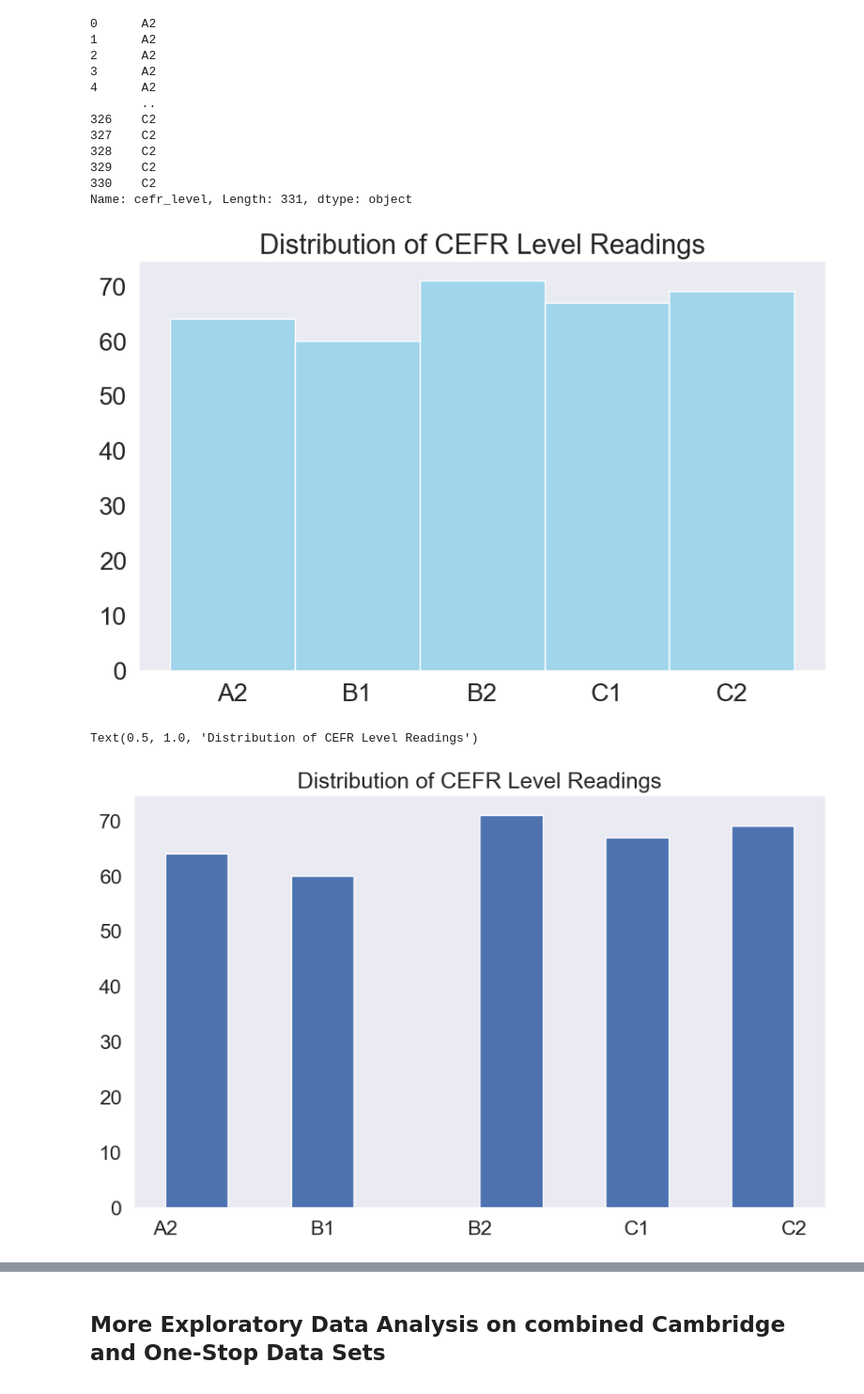
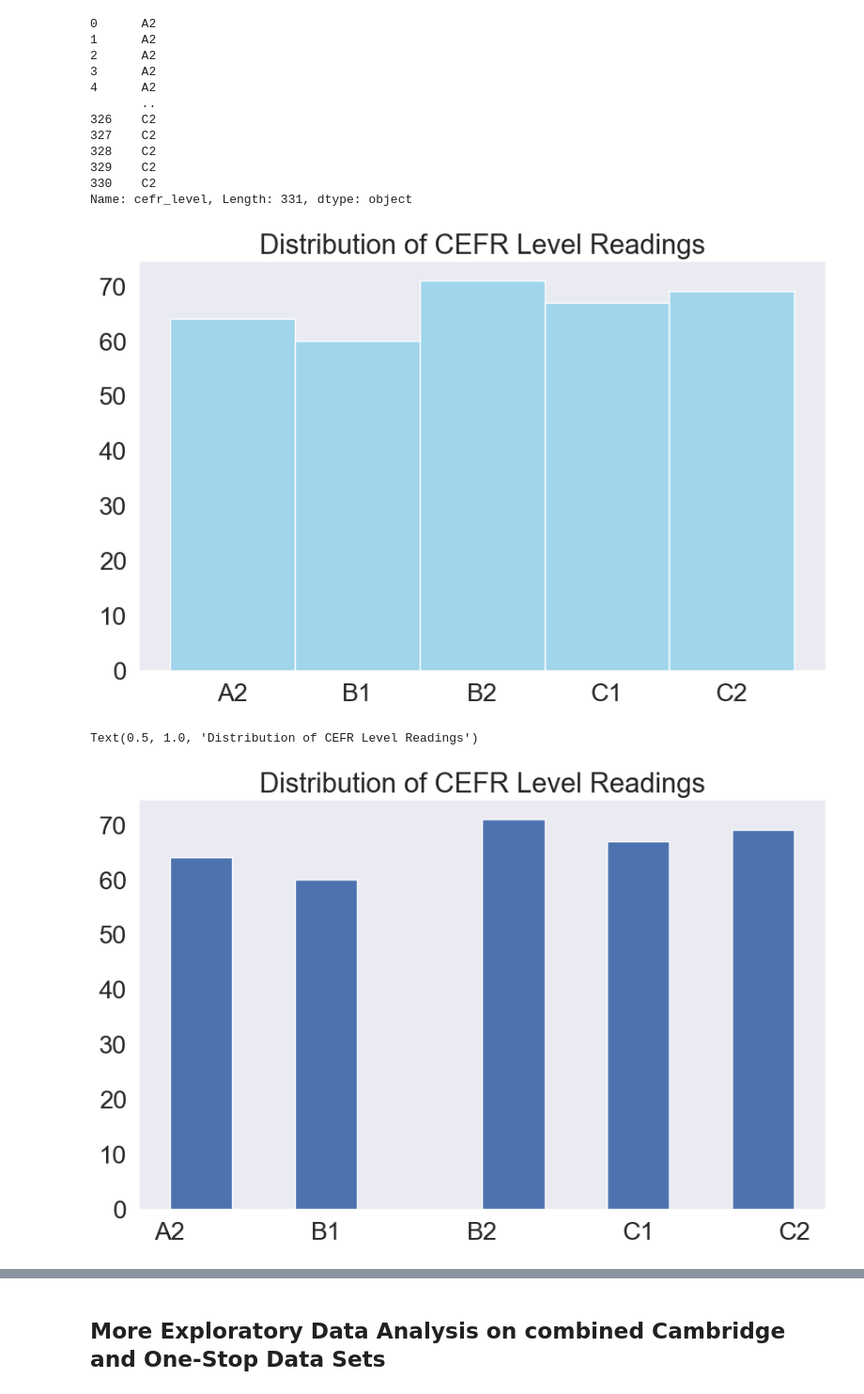
Before and after one commit to AKHILESH200/PersonifiedScriptWriter, a Jupyter notebook: phase-1-cerf/data_eda.ipynb, the cells around one changed output, grey strips where cells are left out. Shown at 94% size. Drawn from its saved outputs; the diff is of its cells as text; code cells hidden in the pictures.

```diff
--- a/phase-1-cerf/data_eda.ipynb
+++ b/phase-1-cerf/data_eda.ipynb
@@ -258,16 +258,16 @@ df.cefr_level
 Name: cefr_level, Length: 331, dtype: object
 # %%
 sns.histplot(data=df.cefr_level, color="skyblue").set(title='Distribution of CEFR Level Readings')
-sns.set_theme(style="dark", font_scale=1.5)
+sns.set_theme(style="dark", font_scale=1.85)
 plt.xlabel("")
 plt.ylabel("")
 plt.show()
 plt.hist(df.cefr_level)
 plt.title('Distribution of CEFR Level Readings')
 # %% [output]
 [figure]
 Text(0.5, 1.0, 'Distribution of CEFR Level Readings')
-[figure, old version]
+[figure, new version]
 # %%
 plt.close('all')
 sns.histplot(data=df.cefr_level, color="skyblue").set(title='Distribution of CEFR Level Readings')
```
Also changed, not shown: parts of 4 cells of this notebook.
